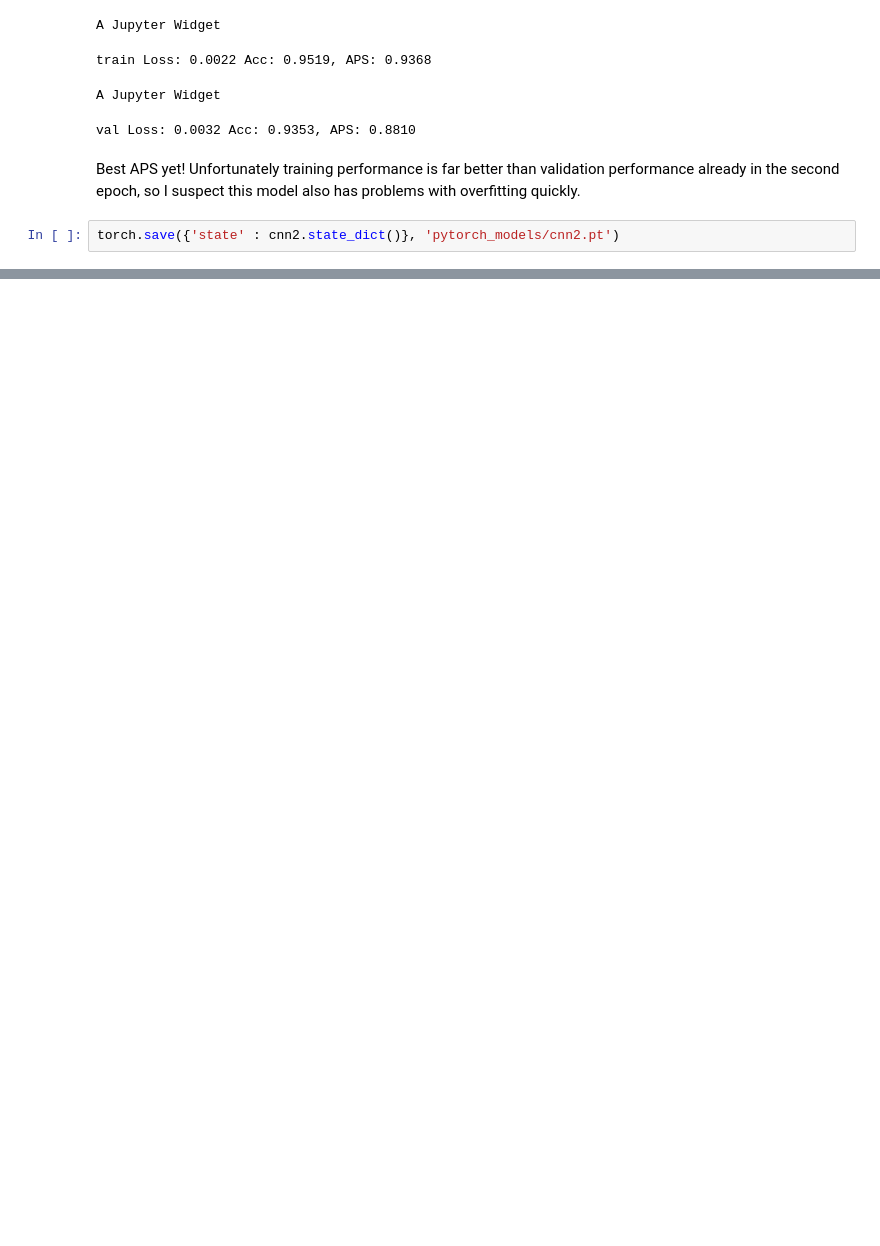
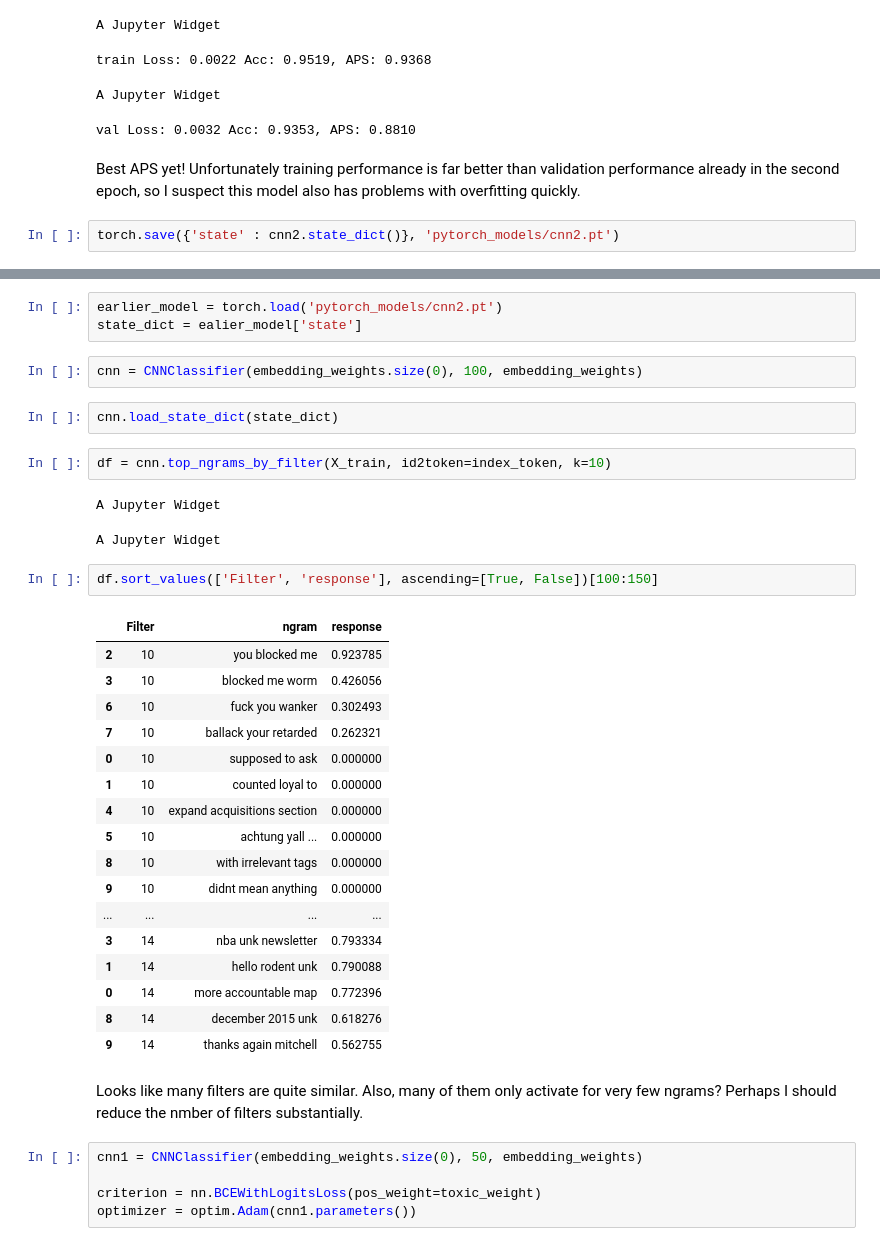
Before and after one commit to gustavgransbo/Data-Science-Playground, a Jupyter notebook: Kaggle/Toxic Comment Classification/3. Toxic Comment Classification - CNN Classifier.ipynb, the cells around one changed output, grey strips where cells are left out. Cells and saved outputs as stored; diff of their text form; blank space fills up the shorter version.

Commit message:
Inspected filter responses in cnn

```diff
--- a/Kaggle/Toxic Comment Classification/3. Toxic Comment Classification - CNN Classifier.ipynb
+++ b/Kaggle/Toxic Comment Classification/3. Toxic Comment Classification - CNN Classifier.ipynb
@@ -609,0 +751,40 @@ torch.save({'state' : cnn2.state_dict()}, 'pytorch_models/cnn2.pt')
+# %%
+earlier_model = torch.load('pytorch_models/cnn2.pt')
+state_dict = ealier_model['state']
+# %%
+cnn = CNNClassifier(embedding_weights.size(0), 100, embedding_weights)
+# %%
+cnn.load_state_dict(state_dict)
+# %%
+df = cnn.top_ngrams_by_filter(X_train, id2token=index_token, k=10)
+# %% [output]
+A Jupyter Widget
+A Jupyter Widget
+# %%
+df.sort_values(['Filter', 'response'], ascending=[True, False])[100:150]
+# %% [output]
+|  | Filter | ngram | response |
+| 2 | 10 | you blocked me | 0.923785 |
+| 3 | 10 | blocked me worm | 0.426056 |
+| 6 | 10 | fuck you wanker | 0.302493 |
+| 7 | 10 | ballack your retarded | 0.262321 |
+| 0 | 10 | supposed to ask | 0.000000 |
+| 1 | 10 | counted loyal to | 0.000000 |
+| 4 | 10 | expand acquisitions section | 0.000000 |
+| 5 | 10 | achtung yall ... | 0.000000 |
+| 8 | 10 | with irrelevant tags | 0.000000 |
+| 9 | 10 | didnt mean anything | 0.000000 |
+| ... | ... | ... | ... |
+| 3 | 14 | nba unk newsletter | 0.793334 |
+| 1 | 14 | hello rodent unk | 0.790088 |
+| 0 | 14 | more accountable map | 0.772396 |
+| 8 | 14 | december 2015 unk | 0.618276 |
+| 9 | 14 | thanks again mitchell | 0.562755 |
+# %% [markdown]
+Looks like many filters are quite similar. Also, many of them only activate for very few ngrams?
+Perhaps I should reduce the nmber of filters substantially.
+# %%
+cnn1 = CNNClassifier(embedding_weights.size(0), 50, embedding_weights)
+
+criterion = nn.BCEWithLogitsLoss(pos_weight=toxic_weight)
+optimizer = optim.Adam(cnn1.parameters())
```
Also changed, not shown: parts of 15 cells of this notebook.
